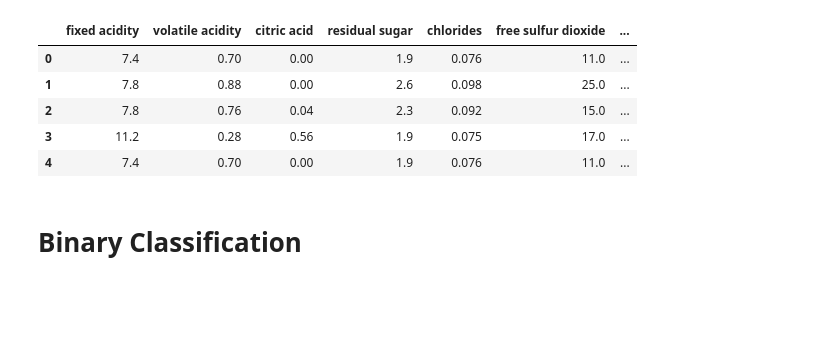
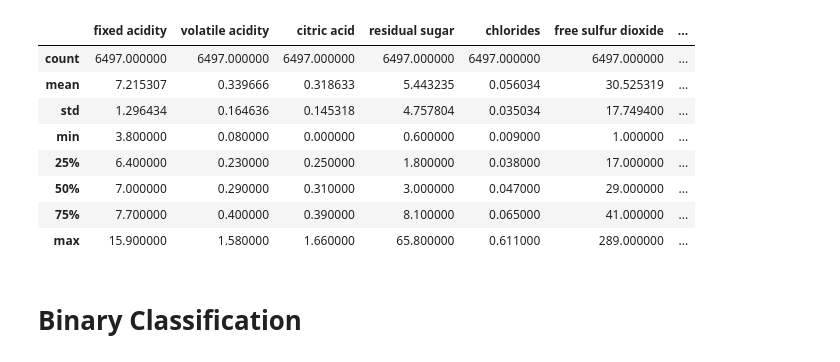
Before and after one commit to tommaso-massaglia/MML, a Jupyter notebook: model_training.ipynb, the cells around one changed output. Drawn from its saved outputs; the diff is of its cells as text; code cells hidden in the pictures; blank space fills up the shorter version.

```diff
--- a/model_training.ipynb
+++ b/model_training.ipynb
@@ -12,14 +12,17 @@ if os.path.exists('modules\__pycache__'):
     shutil.rmtree('modules\__pycache__')
 # %%
 winedb = WineDb.WineDb()
-winedb().head()
+winedb().describe()
 # %% [output]
 |  | fixed acidity | volatile acidity | citric acid | residual sugar | chlorides | free sulfur dioxide | ... |
-| 0 | 7.4 | 0.70 | 0.00 | 1.9 | 0.076 | 11.0 | ... |
-| 1 | 7.8 | 0.88 | 0.00 | 2.6 | 0.098 | 25.0 | ... |
-| 2 | 7.8 | 0.76 | 0.04 | 2.3 | 0.092 | 15.0 | ... |
-| 3 | 11.2 | 0.28 | 0.56 | 1.9 | 0.075 | 17.0 | ... |
-| 4 | 7.4 | 0.70 | 0.00 | 1.9 | 0.076 | 11.0 | ... |
+| count | 6497.000000 | 6497.000000 | 6497.000000 | 6497.000000 | 6497.000000 | 6497.000000 | ... |
+| mean | 7.215307 | 0.339666 | 0.318633 | 5.443235 | 0.056034 | 30.525319 | ... |
+| std | 1.296434 | 0.164636 | 0.145318 | 4.757804 | 0.035034 | 17.749400 | ... |
+| min | 3.800000 | 0.080000 | 0.000000 | 0.600000 | 0.009000 | 1.000000 | ... |
+| 25% | 6.400000 | 0.230000 | 0.250000 | 1.800000 | 0.038000 | 17.000000 | ... |
+| 50% | 7.000000 | 0.290000 | 0.310000 | 3.000000 | 0.047000 | 29.000000 | ... |
+| 75% | 7.700000 | 0.400000 | 0.390000 | 8.100000 | 0.065000 | 41.000000 | ... |
+| max | 15.900000 | 1.580000 | 1.660000 | 65.800000 | 0.611000 | 289.000000 | ... |
 # %% [markdown]
 # Binary Classification
 # %%
```
Also changed, not shown: parts of 22 cells of this notebook, 8 other files.
